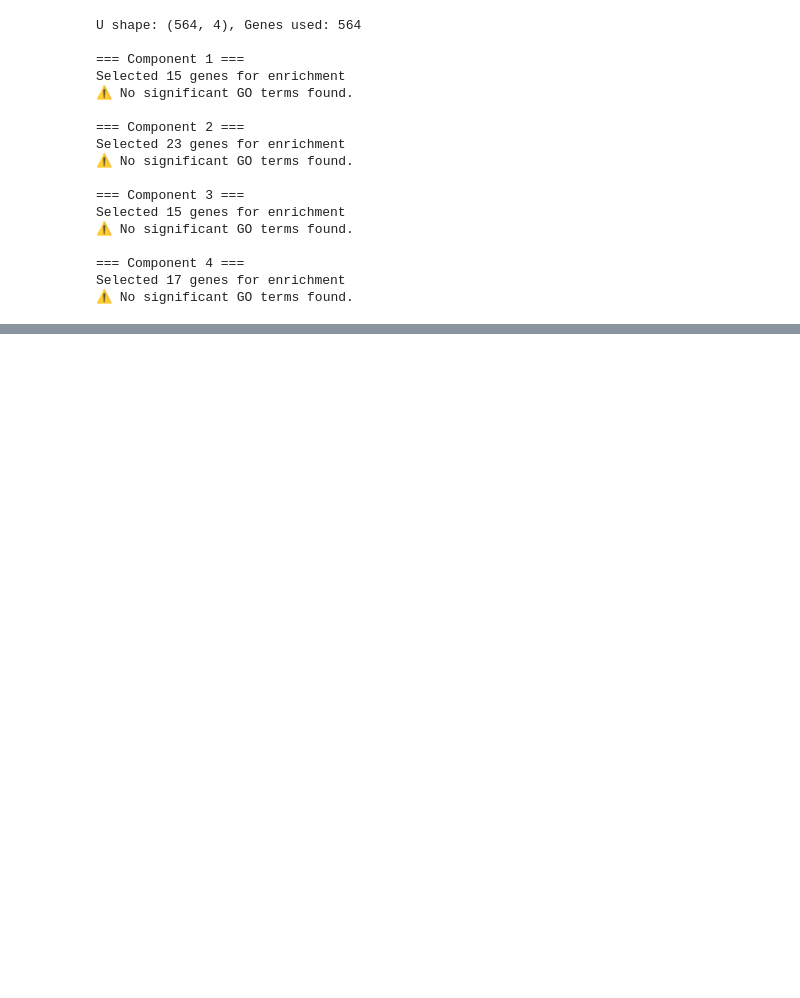
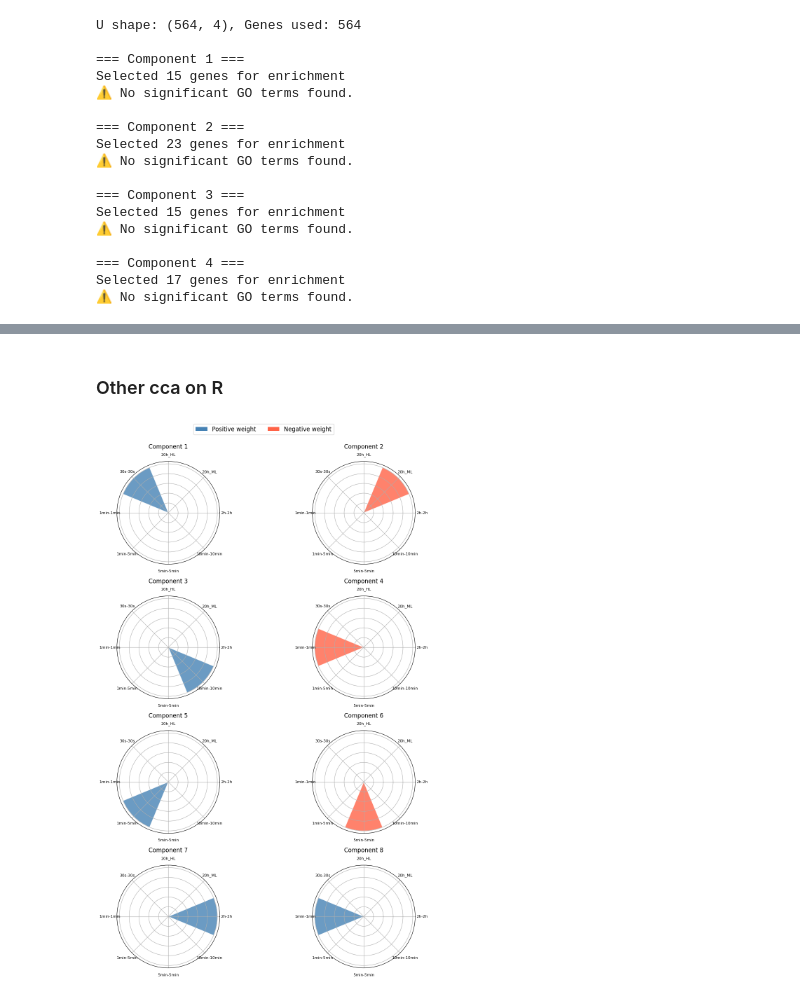
Before and after one commit to Imane-Mkt/Chlamy, a Jupyter notebook: Chlamy_Project_v2-main/Notebooks_Imane/Correlation_analysis.ipynb, the cells around one changed output, grey strips where cells are left out. Cells and saved outputs as stored; diff of their text form; code cells hidden in the pictures; blank space fills up the shorter version.

```diff
--- a/Chlamy_Project_v2-main/Notebooks_Imane/Correlation_analysis.ipynb
+++ b/Chlamy_Project_v2-main/Notebooks_Imane/Correlation_analysis.ipynb
@@ -528,0 +540,55 @@ with PdfPages('my_report.pdf') as pdf:
+# %% [markdown]
+### Other cca on R
+# %%
+import pandas as pd
+import matplotlib.pyplot as plt
+import numpy as np
+from matplotlib.patches import Patch
+
+# Load CSV
+df = pd.read_csv("/home/imokhtatif/.vscode-server/Chlamy_Project_v2-main/Data/sCCA/STANDARD_sCCA_full_results_orderedY.csv")
+light_df = df[df['type'] == 'light_regime']
+
+# Define the fixed order of light regimes
+regime_order = [ "2h-2h", "20h_ML", "20h_HL", "30s-30s", "1min-1min", "1min-5min", "5min-5min", "10min-10min"]
+n_regimes = len(regime_order)
+
+components = sorted(light_df['component'].unique())
+
+fig, axes = plt.subplots(4, 2, figsize=(12, 16), subplot_kw={'polar': True})
+axes = axes.flatten()
+
+for i, comp in enumerate(components[:8]):
+    ax = axes[i]
+
+    comp_data = light_df[light_df['component'] == comp].set_index('name')
+    comp_data = comp_data.reindex(regime_order)  # force consistent order
+
+    weights = comp_data['weight'].values
+    labels = comp_data.index.values
+
+    angles = np.linspace(0, 2*np.pi, n_regimes, endpoint=False)
+    radii = np.abs(weights)
+    colors = ['steelblue' if w > 0 else 'tomato' for w in weights]
+
+    ax.bar(angles, radii, width=2*np.pi/n_regimes, color=colors,
+           edgecolor='white', alpha=0.8)
+
+    ax.set_xticks(angles)
+    ax.set_xticklabels(labels, fontsize=8)
+    ax.set_yticklabels([])
+    ax.set_title(f"Component {comp}", va='bottom')
+
+# Remove extra subplots if fewer than 8 components
+for j in range(len(components), len(axes)):
+    fig.delaxes(axes[j])
+
+# Add legend
+legend_elements = [Patch(facecolor='steelblue', label='Positive weight'),
+                   Patch(facecolor='tomato', label='Negative weight')]
+fig.legend(handles=legend_elements, loc='upper center', ncol=2, fontsize=12)
+
+plt.tight_layout(rect=[0,0,1,0.97])
+plt.show()
+# %% [output]
+[figure, added]
```
Also changed, not shown: parts of 22 cells of this notebook.
